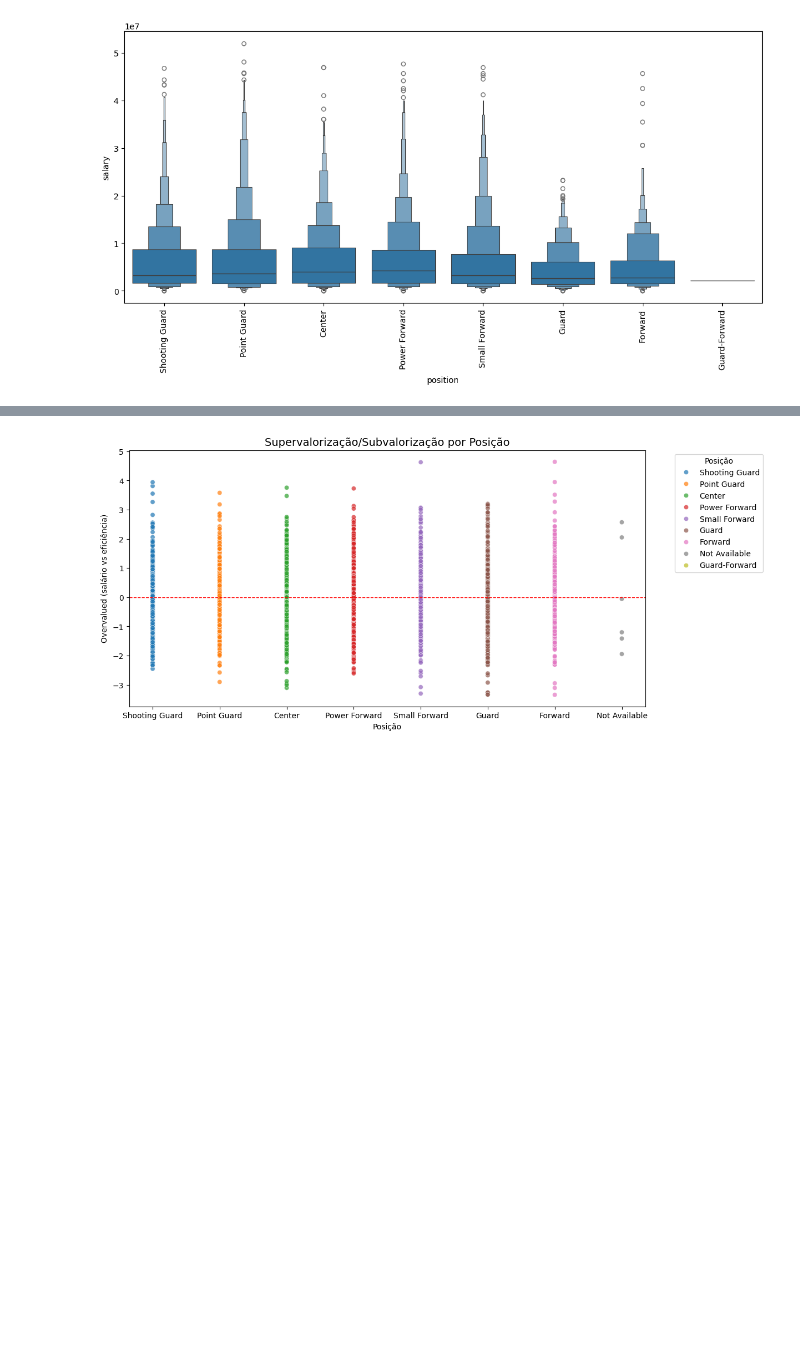
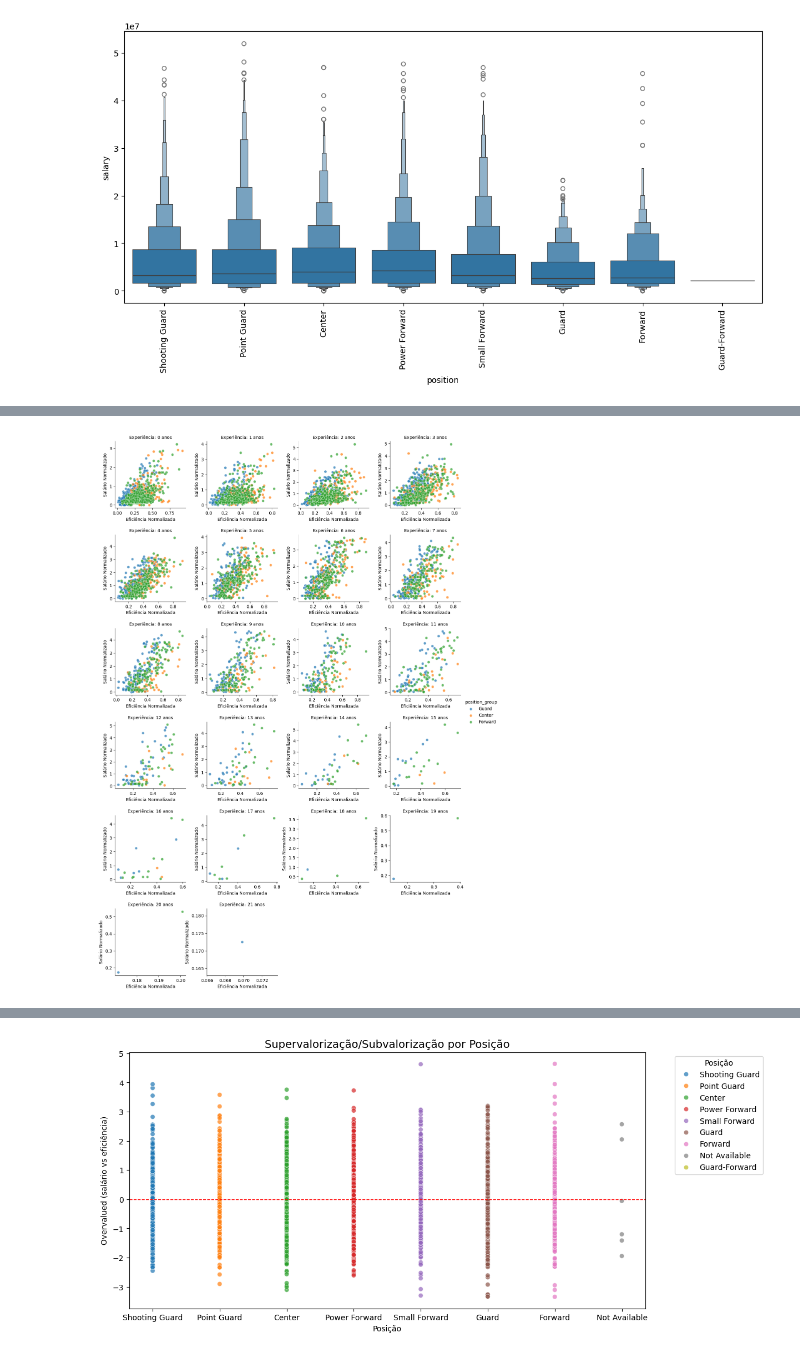
Before and after one commit to amorinana/nba-predictive-models, a Jupyter notebook: index.ipynb, the cells around one changed output, grey strips where cells are left out. Cells and saved outputs as stored; diff of their text form; code cells hidden in the pictures; blank space fills up the shorter version.

```diff
--- a/index.ipynb
+++ b/index.ipynb
@@ -74,0 +314,25 @@ plt.show()
+# %%
+g = sns.FacetGrid(
+    df2,
+    col="experience_y",
+    col_wrap=4,
+    hue="position_group",
+    sharex=False,
+    sharey=False
+)
+g.map_dataframe(sns.scatterplot, x="efficiency_p", y="salary_adj", alpha=0.7)
+
+g.set_titles("Experiência: {col_name} anos")  # {col_name} pega o valor da coluna usada no FacetGrid
+g.set_axis_labels("Eficiência Normalizada", "Salário Normalizado")
+
+# Ajustar espaçamento entre gráficos
+g.fig.subplots_adjust(wspace=0.3, hspace=0.4)
+
+for ax in g.axes.flatten():
+    ax.set_xlabel("Eficiência Normalizada")
+    ax.set_ylabel("Salário Normalizado")
+
+g.add_legend()
+plt.show()
+# %% [output]
+[figure, added]
```
Also changed, not shown: parts of 12 cells of this notebook, 3 other files.
